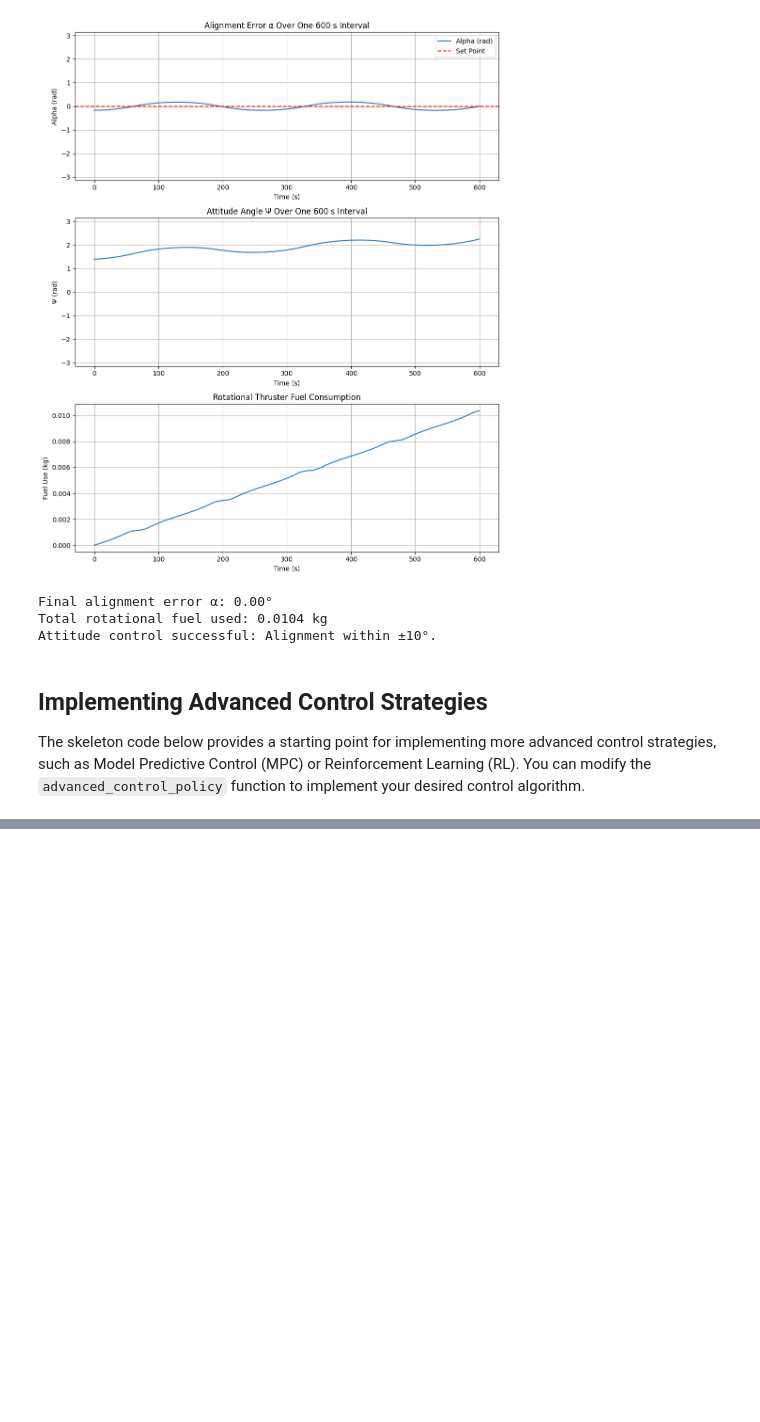
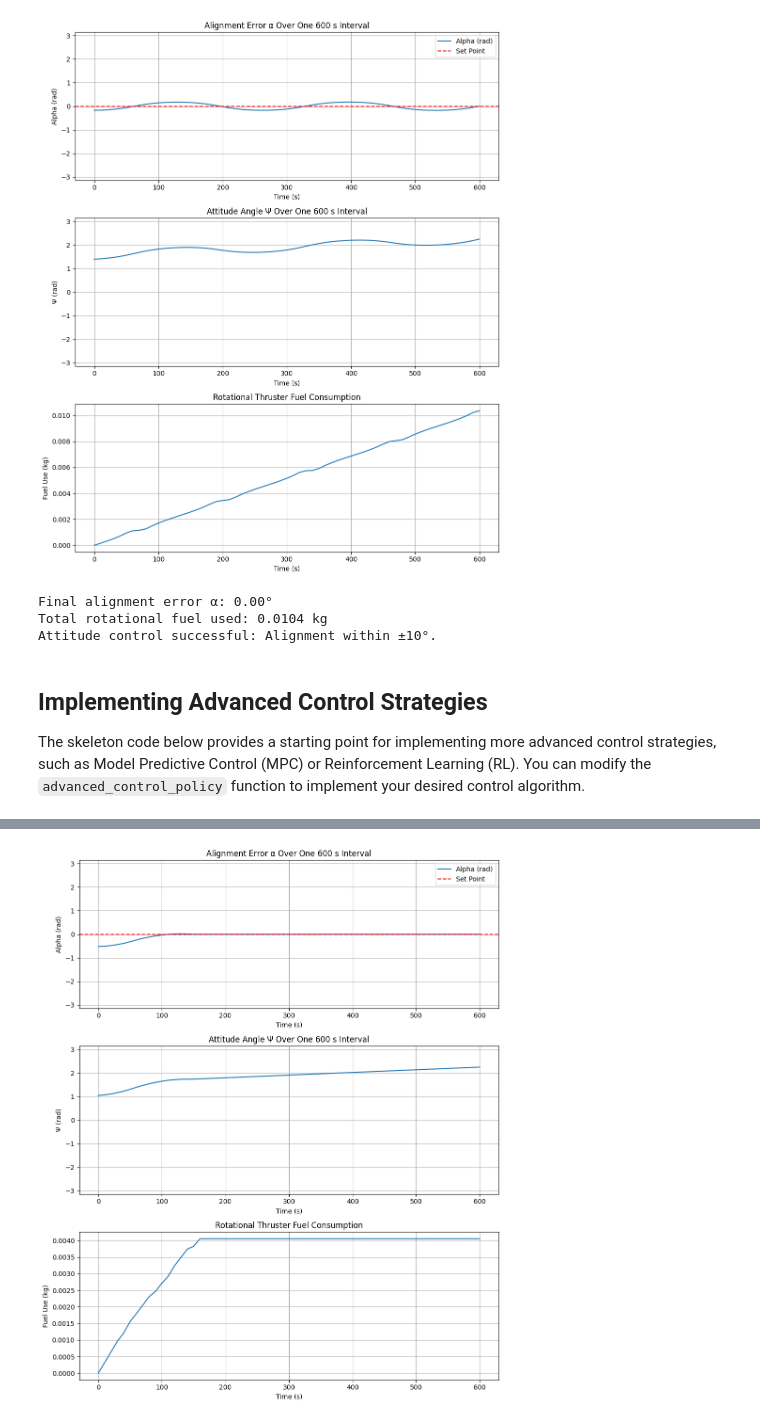
Before and after one commit to diegocepeda0228/Computational-Methods, a Jupyter notebook: project_handout/RL_Station_Sub_Problem_2.ipynb, the cells around one changed output, grey strips where cells are left out. Saved outputs shown, nothing was run; the diff lists cells and outputs as text; code cells hidden in the pictures; blank space fills up the shorter version.

```diff
--- a/project_handout/RL_Station_Sub_Problem_2.ipynb
+++ b/project_handout/RL_Station_Sub_Problem_2.ipynb
@@ -221,0 +76,90 @@ Attitude control successful: Alignment within ±10°.
+# %%
+import numpy as np
+from scipy import optimize
+from types import MethodType
+
+from station_model._sub_problem import attitude_control_sub_problem
+from station_model._environment import OrbitMaintenanceEnv   # (could be station_model.environment in your setup)
+
+# Instantiate environment
+env = OrbitMaintenanceEnv()
+
+# MPC hyperparameters
+env.horizon = 10     # sub-steps lookahead (~100 s)
+env.Q = 100.0        # strong penalty on alignment error
+env.R = 0.1          # moderate penalty on control effort
+env.u_max = 10.0     # symmetric bound on raw signal u
+
+# Define the advanced control signal method:
+# NOTE: signature matches original control_signal()
+def advanced_control_signal(self, error, integral_error, derivative,
+                            current_psi, current_omega, target_alpha, dt_sub):
+    """
+    Receding-horizon MPC.
+    Signature matches original control_signal exactly.
+    Returns raw u (same as PID output) -> later clipped to valves.
+    """
+
+    # Velocity angle
+    vx = self.current_v_r * np.cos(self.current_phi) - self.current_v_theta * np.sin(self.current_phi)
+    vy = self.current_v_r * np.sin(self.current_phi) + self.current_v_theta * np.cos(self.current_phi)
+    current_angle = np.arctan2(vy, vx)
+
+    # Orbital rate
+    orbital_rate = self.current_v_theta / self.current_r
+
+    # Definition of the altitude desired
+    time_offsets = np.arange(1, self.horizon + 1) * dt_sub
+    desired_psi_seq = current_angle + target_alpha + orbital_rate * time_offsets
+
+    def cost(u_seq):
+        psi = current_psi
+        omega = current_omega
+
+        cost = 0.0
+
+        for i in range(self.horizon):
+            u = u_seq[i]
+
+            valve_pos = np.clip(u, 0, 1) if u > 0 else 0.0
+            valve_neg = np.clip(-u, 0, 1) if u < 0 else 0.0
+
+            thrust_1 = self.thrust_rot_interp(valve_pos)
+            thrust_0 = self.thrust_rot_interp(valve_neg)
+            torque = self.arm * (thrust_1 - thrust_0)
+
+            omega += torque * dt_sub / self.I
+            psi += omega * dt_sub
+            psi %= (2 * np.pi)
+
+            # Wrapped angle error
+            psi_error = (psi - desired_psi_seq[i] + np.pi) % (2 * np.pi) - np.pi
+
+            # Quadratic MPC cost
+            cost += self.Q * psi_error**2 + self.R * u**2
+
+        return cost
+
+    u0 = np.zeros(self.horizon)
+    bounds = [(-self.u_max, self.u_max)] * self.horizon
+
+    sol = optimize.minimize(
+        cost, u0,
+        bounds=bounds,
+        method="L-BFGS-B",
+        options={"ftol": 1e-9, "gtol": 1e-8}
+    )
+
+    signal = sol.x[0]
+    return signal
+
+env.control_signal = MethodType(advanced_control_signal, env)
+
+alpha, psi, cum_fuel_rot, total_fuel_rot = attitude_control_sub_problem(
+    env,
+    alpha_setpoint=0.0,
+    current_psi=-30,
+    dt_sub=10
+)
+# %% [output]
+[figure, added]
```
Also changed, not shown: parts of 3 cells of this notebook.
